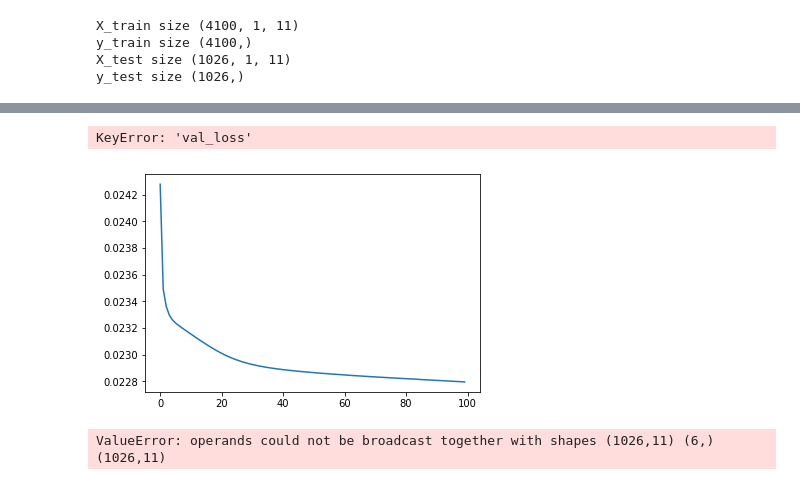
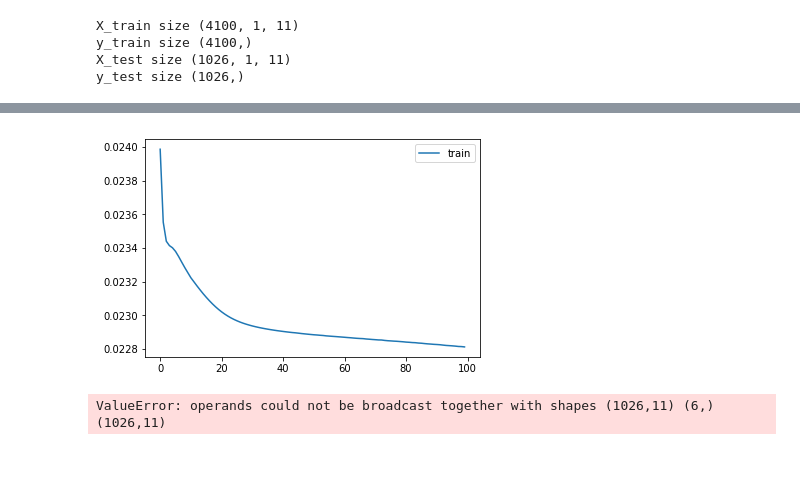
Before and after one commit to catherinelee274/Barcelona-Prediction, a Jupyter notebook: main.ipynb, the cells around one changed output, grey strips where cells are left out. Drawn from its saved outputs; the diff is of its cells as text; code cells hidden in the pictures.

```diff
--- a/main.ipynb
+++ b/main.ipynb
@@ -512,16 +533,16 @@ y_test size (1026,)
 # %%
 # design network
 model = Sequential()
-model.add(LSTM(50, input_shape=(train_X.shape[1], train_X.shape[2])))
+model.add(LSTM(100, input_shape=(train_X.shape[1], train_X.shape[2])))
 model.add(Dense(1))
-model.compile(loss='mean_squared_error', optimizer='adam', metrics=['accuracy'])
+model.compile(loss='mean_squared_error', optimizer='adam', metrics=['mean_squared_error','accuracy'])
 # fit network
 #history = model.fit(train_X, train_y, epochs=100, batch_size=72, validation_data=(test_X, test_y), verbose=2, shuffle=False)
 history = model.fit(train_X, train_y, epochs=100, batch_size=72, verbose=2, shuffle=False)
 
 # plot history
 plt.plot(history.history['loss'], label='train')
-plt.plot(history.history['val_loss'], label='test')
+#plt.plot(history.history['val_loss'], label='test')
 plt.legend()
 plt.show()
 
@@ -547,5 +568,4 @@ Epoch 100/100
-KeyError: 'val_loss'
-[figure, old version]
+[figure, new version]
 # %%
 from math import sqrt
 from sklearn.metrics import mean_squared_error
```
Also changed, not shown: parts of 29 cells of this notebook.
